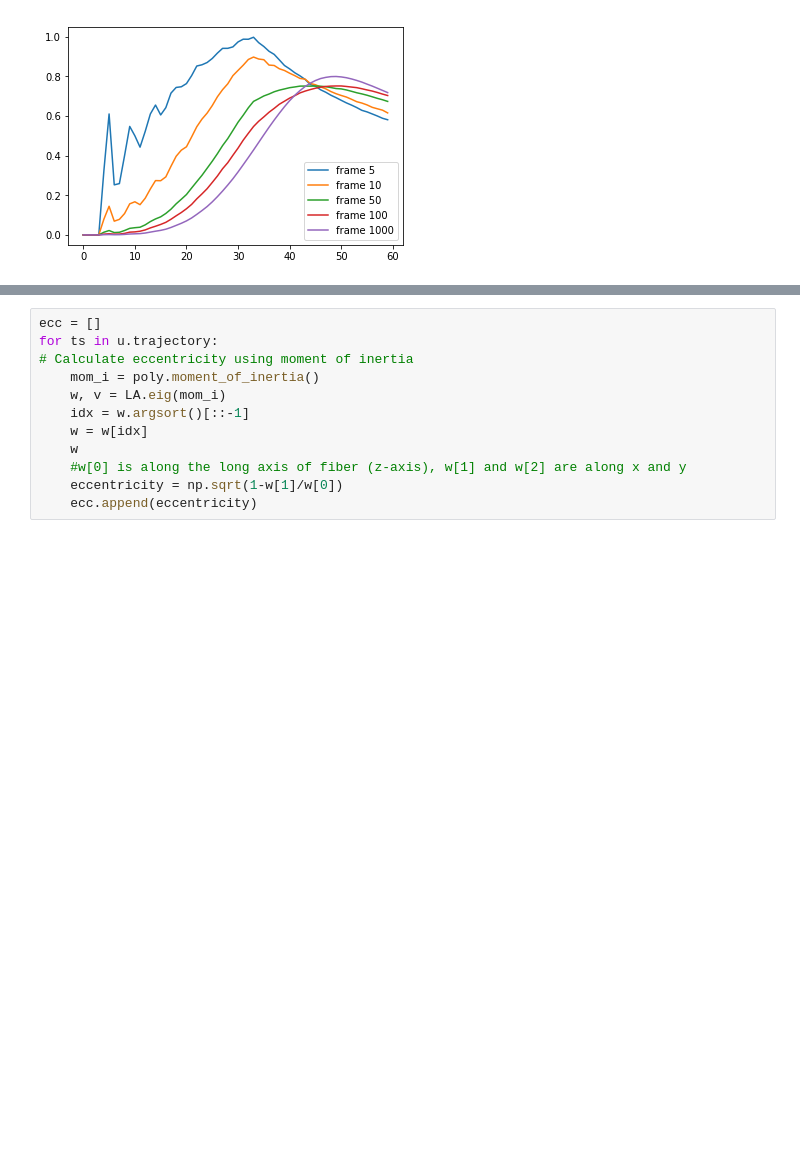
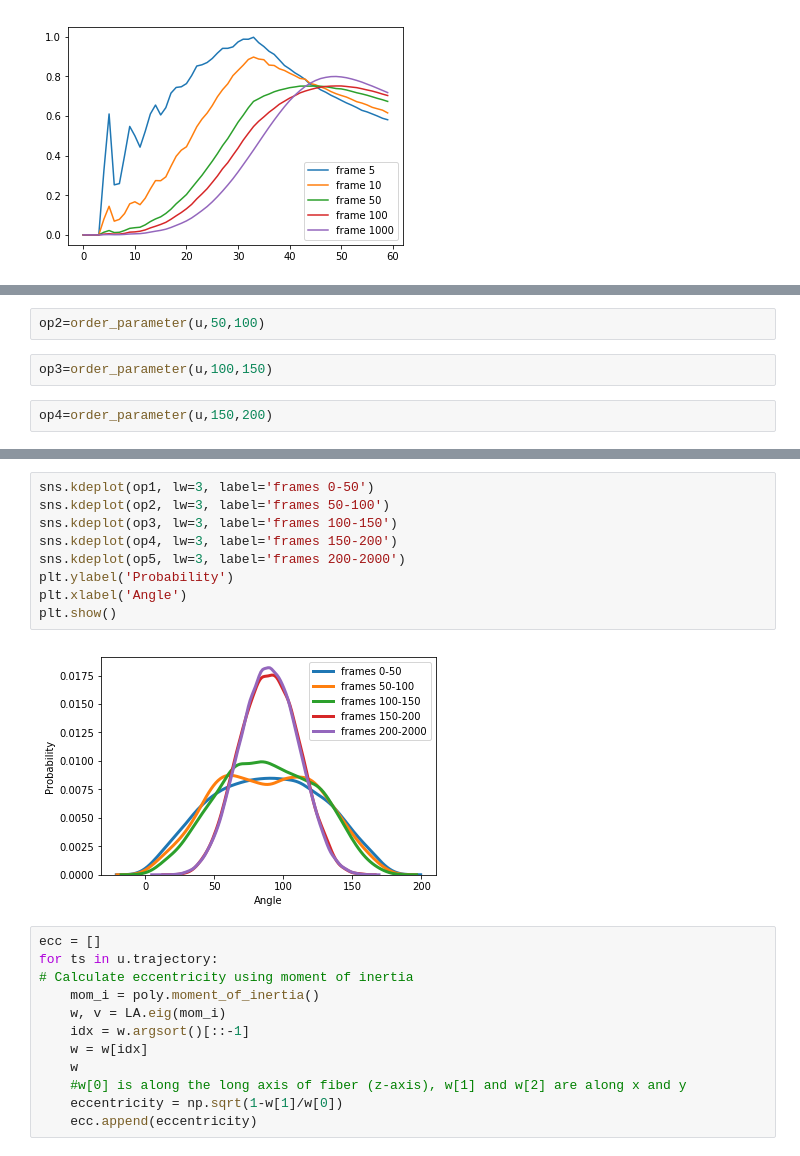
Before and after one commit to MDAnalysis/WorkshopHackathon2018, a Jupyter notebook: 04_Tutorial2/CG_fiber_tutorial.ipynb, the cells around one changed output, grey strips where cells are left out. Saved outputs shown, nothing was run; the diff lists cells and outputs as text; blank space fills up the shorter version.

```diff
--- a/04_Tutorial2/CG_fiber_tutorial.ipynb
+++ b/04_Tutorial2/CG_fiber_tutorial.ipynb
@@ -385,0 +283,6 @@ plt.show()
+# %%
+op2=order_parameter(u,50,100)
+# %%
+op3=order_parameter(u,100,150)
+# %%
+op4=order_parameter(u,150,200)
@@ -386,3 +300,14 @@ plt.show()
+# %%
+sns.kdeplot(op1, lw=3, label='frames 0-50')
+sns.kdeplot(op2, lw=3, label='frames 50-100')
+sns.kdeplot(op3, lw=3, label='frames 100-150')
+sns.kdeplot(op4, lw=3, label='frames 150-200')
+sns.kdeplot(op5, lw=3, label='frames 200-2000')
+plt.ylabel('Probability')
+plt.xlabel('Angle')
+plt.show()
+# %% [output]
+[figure, added]
 # %%
 ecc = []
 for ts in u.trajectory:
```
Also changed, not shown: parts of 43 cells of this notebook.
